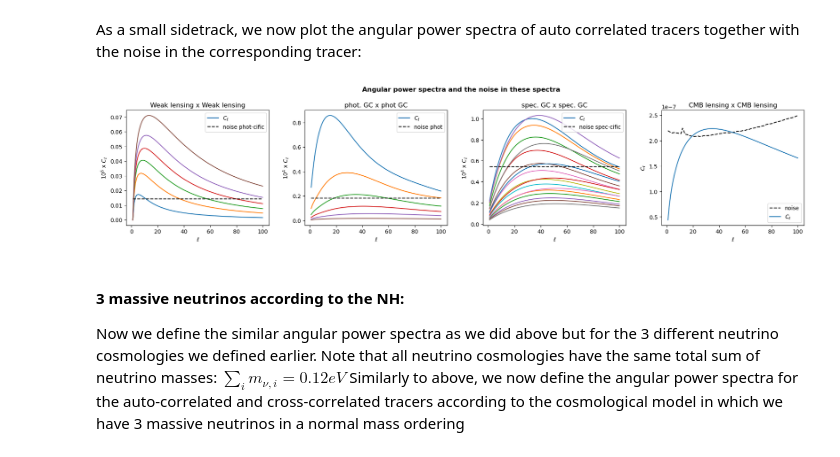
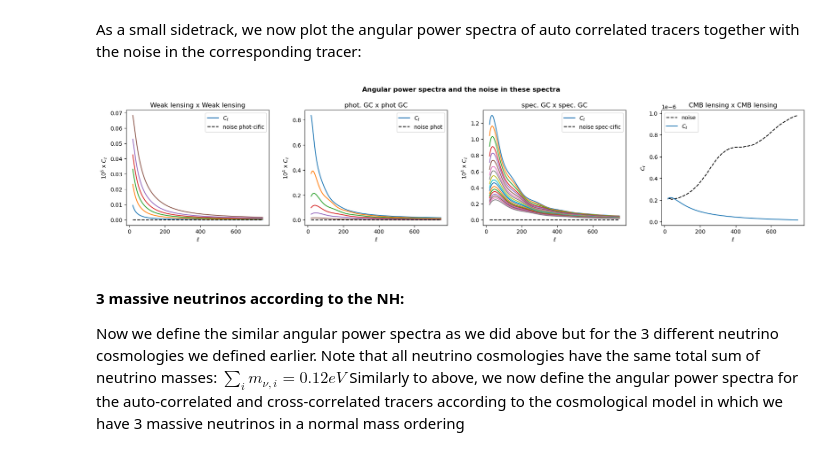
Before and after one commit to XanderHenrik/Masters-Project, a Jupyter notebook: notebooks/identifiability_test.ipynb, the cells around one changed output. Saved outputs shown, nothing was run; the diff lists cells and outputs as text; code cells hidden in the pictures.

Commit message:
DEbugged and checked the p-value for auto CMB lensing between the LCDM and 3 massive neutrinos in NH cosmologies

```diff
--- a/notebooks/identifiability_test.ipynb
+++ b/notebooks/identifiability_test.ipynb
@@ -65,8 +65,9 @@ zero_mm_cosmo = ccl.Cosmology(Omega_c=0.27, Omega_b=0.045, h=0.67, A_s=2.1e-9, n
 single_nu_cosmo = ccl.Cosmology(Omega_c=0.27, Omega_b=0.045, h=0.67, A_s=2.1e-9, n_s=0.96, Neff=3.044, m_nu=0.12, mass_split='single')
 
 # The specifics of the angular power spectra:
-l = np.linspace(1, 100, 100) # multipole moments; ensure that these are 1 to 1 such that the multipole binninb can be done well later on
-z = np.linspace(0., 3.0, 100) # redshifts
+l = np.arange(20, 750)
+# l = np.linspace(20, 1000, 1000) # multipole moments; ensure that these are 1 to 1 such that the multipole binninb can be done well later on
+z = np.linspace(0., 3.0, 1000) # redshifts
 a = (1./(1+z))[::-1]
 
 # Biases:
@@ -209,7 +210,7 @@ Note: we evaluate all the angular power spectra in each of the tomorgaphic bins
 **Nbar should be in steradian; the dimensionless unit of solid angle. 30 galx arcmin^-2 corresponds to 0.3 gal per bin per arcmin^-2; then multiply by 60^2 for degrees, followed by (pi/180)^2 for steradian**
 # %%
 # Define the auto and cross correlations of the CMB lensing tracer with the tracers of the 6x2pt framework:
-lcdm_auto_cmb = ccl.angular_cl(lcdm_cosmo, lcdm_cmb_l_tracer, lcdm_cmb_l_tracer, l)
+lcdm_auto_cmb = {0: ccl.angular_cl(lcdm_cosmo, lcdm_cmb_l_tracer, lcdm_cmb_l_tracer, l, l_limber=1120)}
 lcdm_cmb_wl = {i: ccl.angular_cl(lcdm_cosmo, lcdm_cmb_l_tracer, lcdm_wl_tracer[i], l) for i in range(len(phot_tomo_bins))}
 lcdm_cmb_gc_ph = {i: ccl.angular_cl(lcdm_cosmo, lcdm_cmb_l_tracer, lcdm_photo_clus_tracer[i], l) for i in range(len(phot_tomo_bins))}
 lcdm_cmb_gc_sp = {i: ccl.angular_cl(lcdm_cosmo, lcdm_spec_clus_tracer[i], lcdm_cmb_l_tracer, l) for i in range(len(spec_tomo_bins))}
@@ -268,35 +269,35 @@ axes[1].plot(l, noise_gc_phot, 'k--', label='noise phot')
 # axes[1].plot(l, 1e4 * lcdm_auto_gc_ph[0], label=r'$C_{\ell}$')
 axes[1].set_title("\nphot. GC x phot GC")
 axes[1].legend()
 axes[1].set_xlabel(r'$\ell$')
 axes[1].set_ylabel(r'$10^{4}$ x $C_{\ell}$')
 
 # For Spectroscopic GC:
 # To include all the tomographic bins:
 for m in range(len(spec_tomo_bins)):
     axes[2].plot(l, 1e4 * lcdm_auto_gc_sp[m], label=r'$C_{\ell}$' if m == 0 else "")
 
 # axes[2].plot(l, noise_gc, label='noise')
 # axes[2].plot(l, 10e2 * lcdm_auto_gc_sp[0], label=r'$C_{\ell}$')
 
 axes[2].plot(l, noise_gc_spec, 'k--', label='noise spec-cific')
 #axes[2].plot(l, 1e4 * lcdm_auto_gc_sp[0], label=r'$C_{\ell}$')
 axes[2].set_title("\nspec. GC x spec. GC")
 axes[2].legend()
 axes[2].set_xlabel(r'$\ell$')
 axes[2].set_ylabel(r'$10^{4}$ x $C_{\ell}$')
 
 # For CMB lensing:
 axes[3].plot(l, noise_cmb_l[0:len(l)], 'k--', label='noise')
-axes[3].plot(l, lcdm_auto_cmb, label=r'$C_{\ell}$')
+axes[3].plot(l, lcdm_auto_cmb[0], label=r'$C_{\ell}$')
 axes[3].set_title("\nCMB lensing x CMB lensing")
 axes[3].legend()
 axes[3].set_xlabel(r'$\ell$')
 axes[3].set_ylabel(r'$C_{\ell}$')
 
 plt.show()
 # %% [output]
-[figure, old version]
+[figure, new version]
 # %% [markdown]
 #### 3 massive neutrinos according to the NH:
 Now we define the similar angular power spectra as we did above but for the 3 different neutrino cosmologies we defined earlier. Note that all neutrino cosmologies have the same total sum of neutrino masses: $\sum_{i} m_{\nu, i} = 0.12 eV$
```
Also changed, not shown: parts of 34 cells of this notebook, 1 other file.
